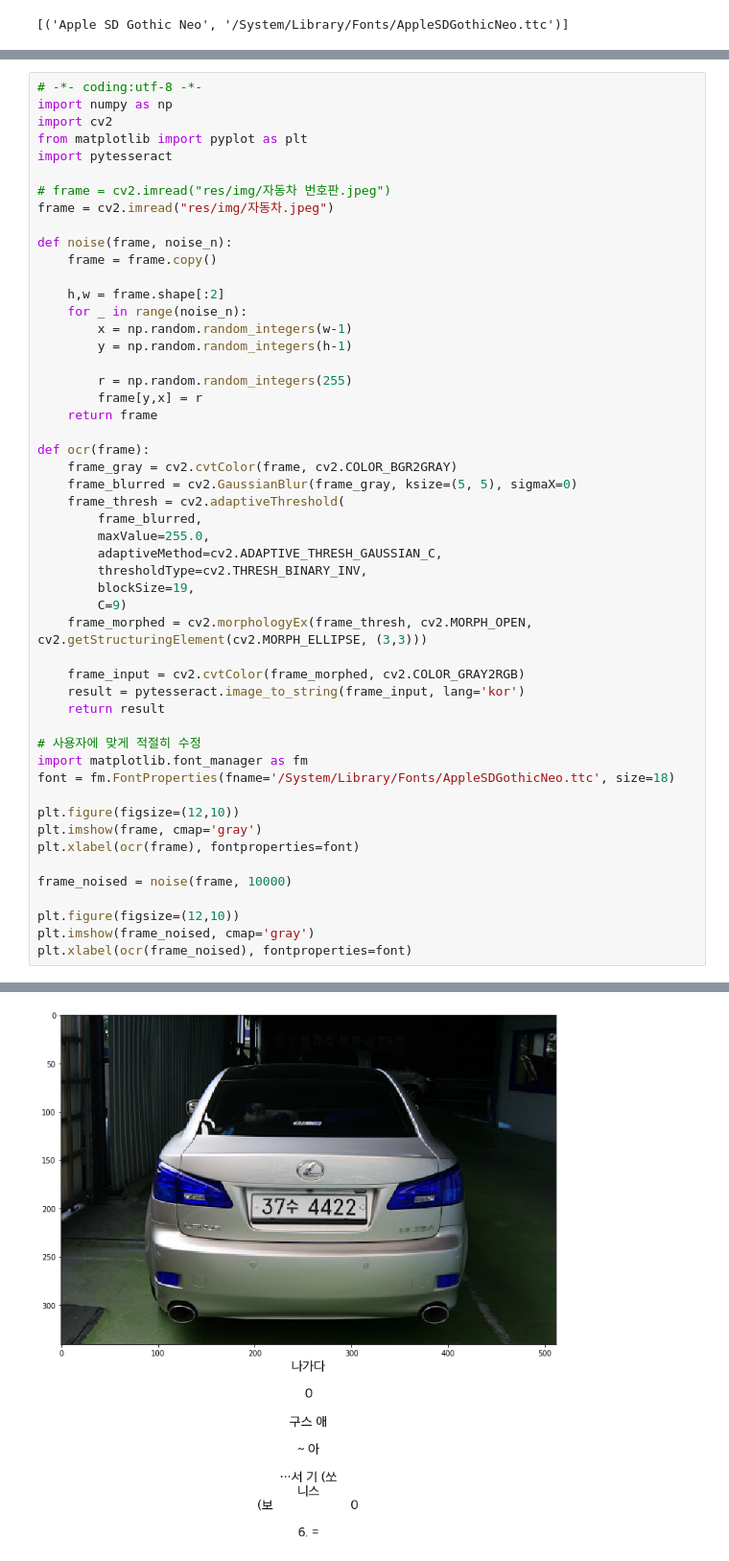
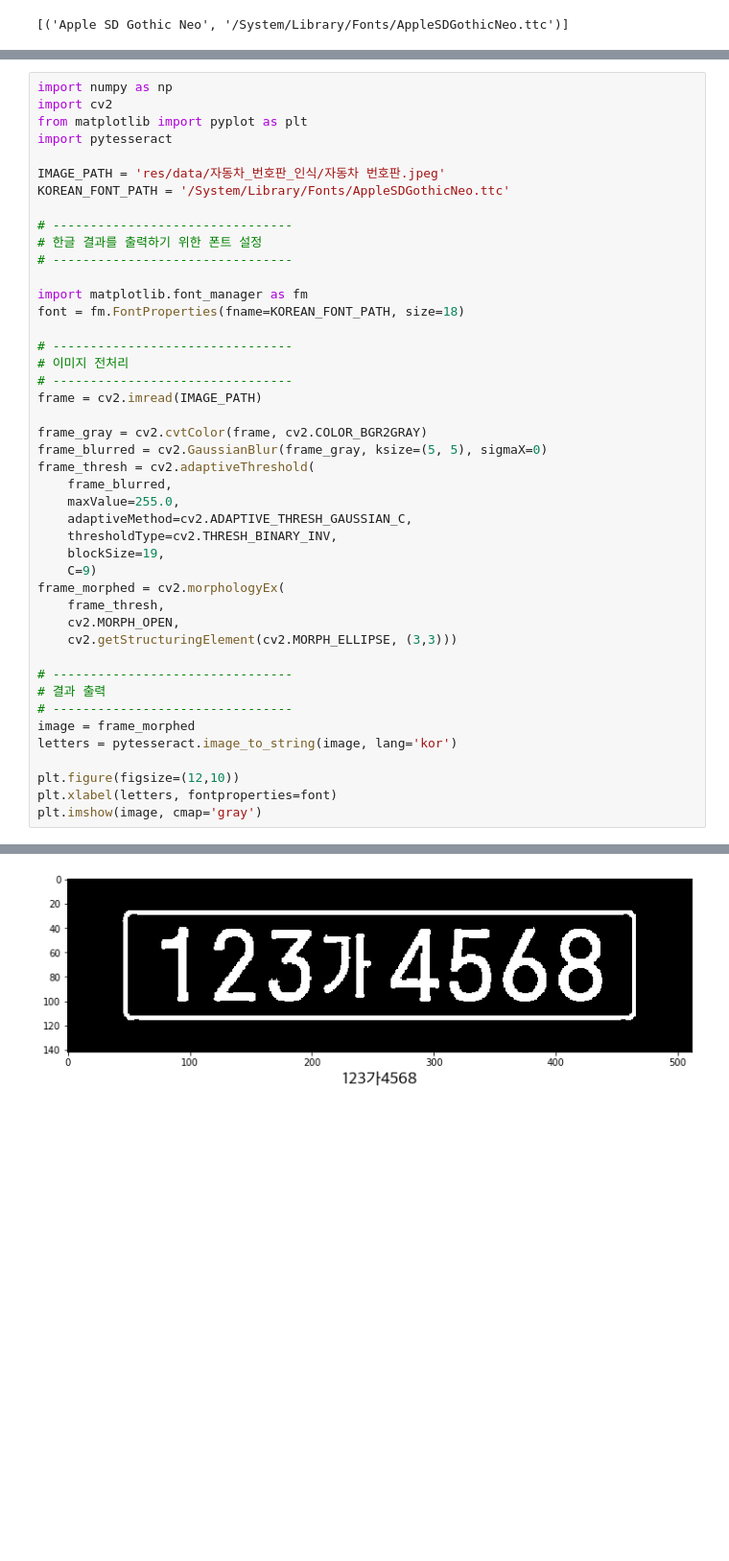
Before and after one commit to hepheir/2020_Study-Notitle, a Jupyter notebook: 2020-05-21_.ipynb, the cells around one changed output, grey strips where cells are left out. Shown at 96% size. Cells and saved outputs as stored; diff of their text form; blank space fills up the shorter version.

```diff
--- a/2020-05-21_.ipynb
+++ b/2020-05-21_.ipynb
@@ -171,52 +144,45 @@ print(searched_fonts)
 # %%
-# -*- coding:utf-8 -*-
 import numpy as np
 import cv2
 from matplotlib import pyplot as plt
 import pytesseract
 
-# frame = cv2.imread("res/img/자동차 번호판.jpeg")
-frame = cv2.imread("res/img/자동차.jpeg")
+IMAGE_PATH = 'res/data/자동차_번호판_인식/자동차 번호판.jpeg'
+KOREAN_FONT_PATH = '/System/Library/Fonts/AppleSDGothicNeo.ttc'
 
-def noise(frame, noise_n):
-    frame = frame.copy()
+# --------------------------------
+# 한글 결과를 출력하기 위한 폰트 설정
+# --------------------------------
 
-    h,w = frame.shape[:2]
-    for _ in range(noise_n):
-        x = np.random.random_integers(w-1)
-        y = np.random.random_integers(h-1)
+import matplotlib.font_manager as fm
+font = fm.FontProperties(fname=KOREAN_FONT_PATH, size=18)
 
-        r = np.random.random_integers(255)
-        frame[y,x] = r
-    return frame
+# --------------------------------
+# 이미지 전처리
+# --------------------------------
+frame = cv2.imread(IMAGE_PATH)
 
-def ocr(frame):
-    frame_gray = cv2.cvtColor(frame, cv2.COLOR_BGR2GRAY)
-    frame_blurred = cv2.GaussianBlur(frame_gray, ksize=(5, 5), sigmaX=0)
-    frame_thresh = cv2.adaptiveThreshold(
-        frame_blurred,
-        maxValue=255.0,
-        adaptiveMethod=cv2.ADAPTIVE_THRESH_GAUSSIAN_C,
-        thresholdType=cv2.THRESH_BINARY_INV,
-        blockSize=19,
-        C=9)
-    frame_morphed = cv2.morphologyEx(frame_thresh, cv2.MORPH_OPEN, cv2.getStructuringElement(cv2.MORPH_ELLIPSE, (3,3)))
+frame_gray = cv2.cvtColor(frame, cv2.COLOR_BGR2GRAY)
+frame_blurred = cv2.GaussianBlur(frame_gray, ksize=(5, 5), sigmaX=0)
+frame_thresh = cv2.adaptiveThreshold(
+    frame_blurred,
+    maxValue=255.0,
+    adaptiveMethod=cv2.ADAPTIVE_THRESH_GAUSSIAN_C,
+    thresholdType=cv2.THRESH_BINARY_INV,
+    blockSize=19,
+    C=9)
+frame_morphed = cv2.morphologyEx(
+    frame_thresh,
+    cv2.MORPH_OPEN,
+    cv2.getStructuringElement(cv2.MORPH_ELLIPSE, (3,3)))
 
-    frame_input = cv2.cvtColor(frame_morphed, cv2.COLOR_GRAY2RGB)
-    result = pytesseract.image_to_string(frame_input, lang='kor')
-    return result
-
-# 사용자에 맞게 적절히 수정
-import matplotlib.font_manager as fm
-font = fm.FontProperties(fname='/System/Library/Fonts/AppleSDGothicNeo.ttc', size=18)
+# --------------------------------
+# 결과 출력
+# --------------------------------
+image = frame_morphed
+letters = pytesseract.image_to_string(image, lang='kor')
 
 plt.figure(figsize=(12,10))
-plt.imshow(frame, cmap='gray')
-plt.xlabel(ocr(frame), fontproperties=font)
-
-frame_noised = noise(frame, 10000)
-
-plt.figure(figsize=(12,10))
-plt.imshow(frame_noised, cmap='gray')
-plt.xlabel(ocr(frame_noised), fontproperties=font)
+plt.xlabel(letters, fontproperties=font)
+plt.imshow(image, cmap='gray')
 # %% [output]
@@ -224 +190 @@ Text(0.5, 0, '')
-[figure, old version]
+[figure, new version]
```
Also changed, not shown: parts of 10 cells of this notebook, 16 other files.
